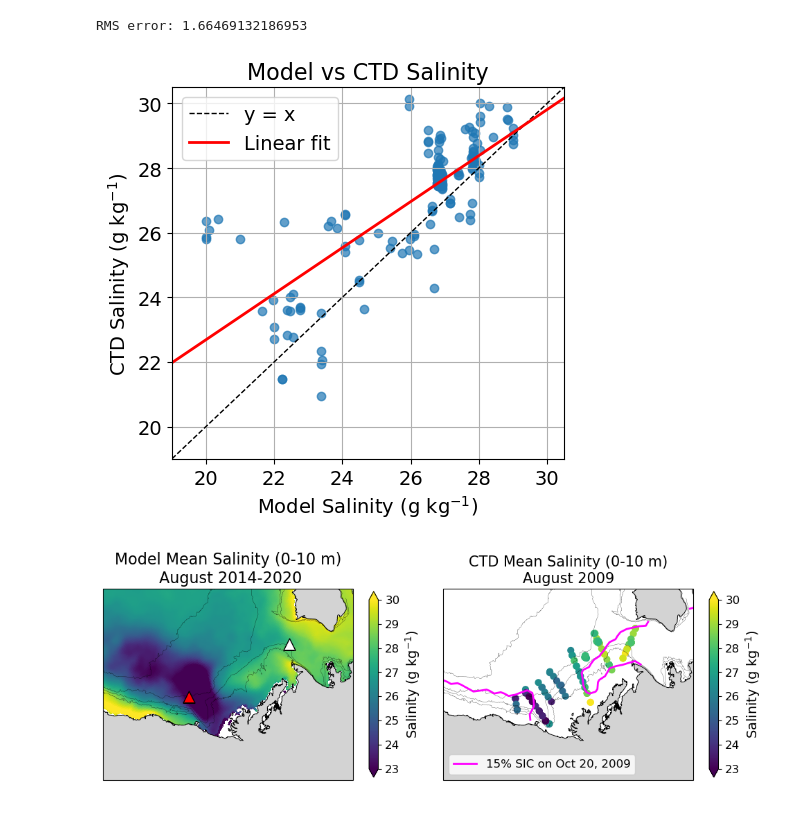
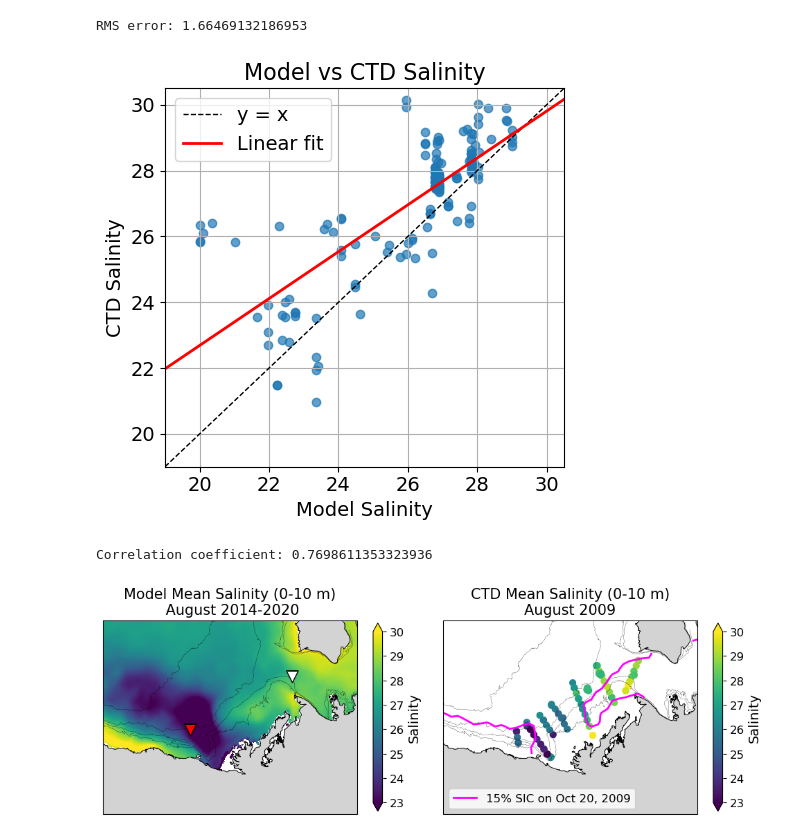
Before and after one commit to mjzahn/SASSIE_ECCO_salinity_stratification, a Jupyter notebook: notebooks/obs_model_comparison/Malina_ocean_data_figs.ipynb, the cells around one changed output. Drawn from its saved outputs; the diff is of its cells as text; code cells hidden in the pictures.

```diff
--- a/notebooks/obs_model_comparison/Malina_ocean_data_figs.ipynb
+++ b/notebooks/obs_model_comparison/Malina_ocean_data_figs.ipynb
@@ -325,8 +325,8 @@ idx, dist, idx_valid, dist_valid = pr.kd_tree.get_neighbour_info(
 )
 
 # --- EXTRACT MODEL VALUES AT CTD LOCS ---
-out = np.full_like(obs_lon, np.nan, dtype=float)
-out[valid] = model_data_flat[idx_valid]
+# out = np.full_like(obs_lon, np.nan, dtype=float)
+out = model_data_flat[idx_valid]
 
 model_at_ctd = xr.DataArray(out, dims="time", coords={"time": ctd_ds.time}, name="model_salinity_at_ctd")
 # %%
@@ -362,36 +365,41 @@ mask = ~np.isnan(x) & ~np.isnan(y)
 x = x[mask]
 y = y[mask]
 
 # Scatter plot
 plt.figure(figsize=(5,5))
 plt.scatter(x, y, marker='o', alpha=0.7)
 
 # 1:1 line
 xymin = 19
 xymax = 30.5
 plt.plot([xymin, xymax], [xymin, xymax], 'k--', linewidth=1, label='y = x')
 
 # Linear fit
 slope, intercept = np.polyfit(x, y, 1)
 fit_line = slope * np.array([xymin, xymax]) + intercept
 plt.plot([xymin, xymax], fit_line, 'r-', linewidth=2, label=f'Linear fit')
 
 # Labels and title
-plt.xlabel("Model Salinity (g kg$^{-1}$)")
-plt.ylabel("CTD Salinity (g kg$^{-1}$)")
+plt.xlabel("Model Salinity", fontsize=14)
+plt.ylabel("CTD Salinity", fontsize=14)
 plt.title("Model vs CTD Salinity", fontsize=16)
 
 plt.xlim(xymin, xymax)
 plt.ylim(xymin, xymax)
 plt.legend()
 plt.grid(True)
 plt.tight_layout()
 plt.savefig('/home/jpluser/git_repos/SASSIE_ECCO_salinity_stratification/figures/ctd_model_comparison_scatter_plot.png',
             dpi=300, bbox_inches='tight')
 
 plt.show()
 # %% [output]
-[figure, old version]
+[figure, new version]
+# %%
+corr = np.corrcoef(x, y)[0, 1]
+print("Correlation coefficient:", corr)
+# %% [output]
+Correlation coefficient: 0.7698611353323936
 # %%
 plt.rcParams['font.size'] = 12
 
@@ -426,9 +434,9 @@ pcm = axes[0].pcolormesh(
     transform=ccrs.PlateCarree(),
     cmap='viridis', vmin=23, vmax=30
 )
-axes[0].set_title('Model Mean Salinity (0-10 m)\n August 2014-2020', fontsize=16)
+axes[0].set_title('Model Mean Salinity (0-10 m)\n August 2014-2020', fontsize=15)
 cb1 = fig.colorbar(pcm, ax=axes[0], orientation='vertical', shrink=0.75,extend='both')
-cb1.set_label("Salinity (g kg$^{-1}$)", fontsize=14)
+cb1.set_label("Salinity", fontsize=14)
 
 # add location of corresponding profiles
 # axes[0].scatter(model_ctd_lon, model_ctd_lat, marker='o', facecolors='none', edgecolor='white', s=60, transform=ccrs.PlateCarree())
@@ -444,7 +452,7 @@ sc2 = axes[1].scatter(
 axes[1].set_title('CTD Mean Salinity (0-10 m)\nAugust 2009', fontsize=15)
 
 cb2 = fig.colorbar(sc2, ax=axes[1], orientation='vertical', shrink=0.75,extend='both')
-cb2.set_label("Salinity (g kg$^{-1}$)", fontsize=14)
+cb2.set_label("Salinity", fontsize=14)
 
 # add SIC contour
 # Define NSIDC stereographic projection
@@ -463,8 +471,8 @@ axes[1].contour(lon, lat, ice_bridge_da.values, levels=[0.15], colors='magenta',
 contour_line = Line2D([0], [0], color='magenta', lw=2, label='15% SIC on Oct 20, 2009')
 axes[1].legend(handles=[contour_line], loc='lower left')
 
-axes[0].scatter(model_ctd_lon[70], model_ctd_lat[70], marker='^',color='r',edgecolor='k',s=150,transform=ccrs.PlateCarree(),zorder=3)
-axes[0].scatter(model_ctd_lon[36], model_ctd_lat[36], marker='^',color='white',edgecolor='k',s=150,transform=ccrs.PlateCarree(),zorder=3)
+axes[0].scatter(model_ctd_lon[70], model_ctd_lat[70], marker='v',color='r',edgecolor='k',s=150,transform=ccrs.PlateCarree(),zorder=3)
+axes[0].scatter(model_ctd_lon[36], model_ctd_lat[36], marker='v',color='white',edgecolor='k',s=150,transform=ccrs.PlateCarree(),zorder=3)
 
 fig.savefig('/home/jpluser/git_repos/SASSIE_ECCO_salinity_stratification/figures/ctd_model_comparison_maps.png',
             dpi=300, bbox_inches='tight')
@@ -472,7 +480,7 @@ fig.savefig('/home/jpluser/git_repos/SASSIE_ECCO_salinity_stratification/figures
 plt.tight_layout()
 plt.show()
 # %% [output]
-[figure, old version]
+[figure, new version]
 # %%
 plume_i=70
 adj_i = 36
```
Also changed, not shown: parts of 7 cells of this notebook, 9 other files.
